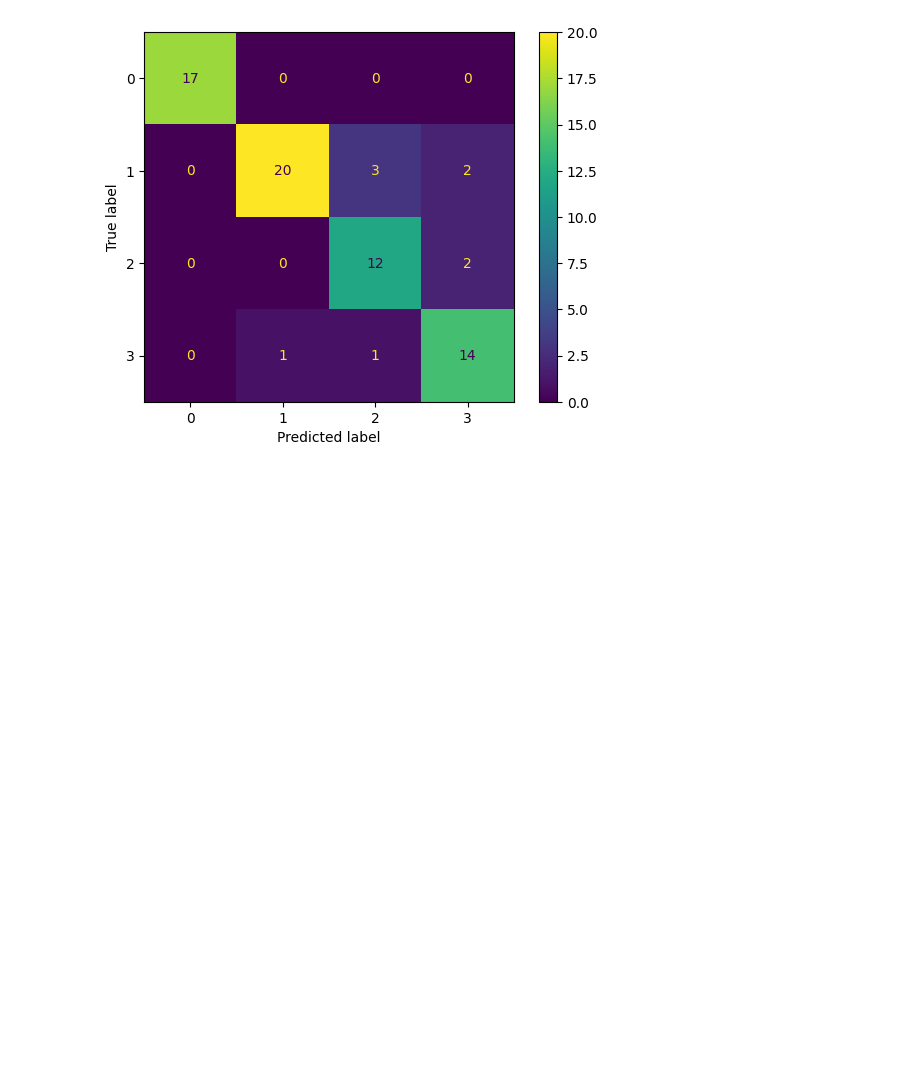
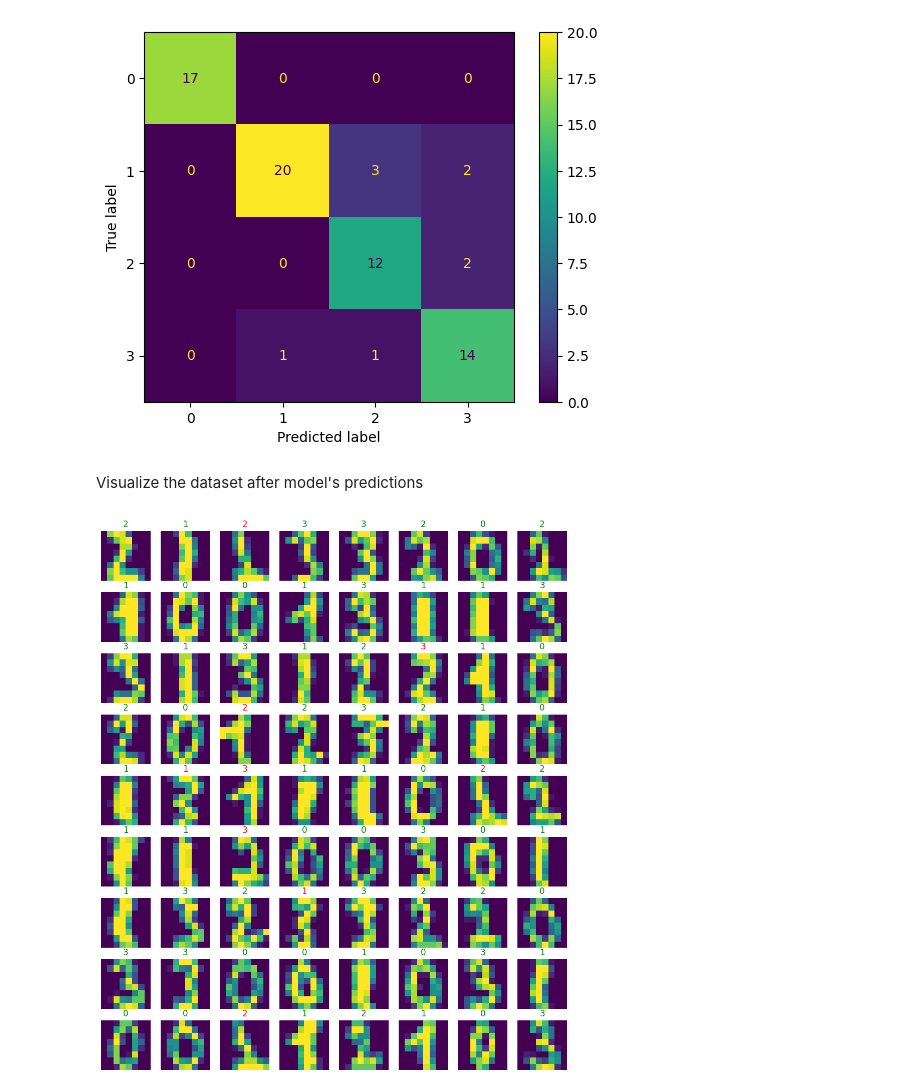
Before and after one commit to poporubeus/quantum_machine_learning, a Jupyter notebook: multilabel_classification/tutorial/run_tutorial.ipynb, the cells around one changed output. Saved outputs shown, nothing was run; the diff lists cells and outputs as text; code cells hidden in the pictures; blank space fills up the shorter version.

```diff
--- a/multilabel_classification/tutorial/run_tutorial.ipynb
+++ b/multilabel_classification/tutorial/run_tutorial.ipynb
@@ -135,3 +147,28 @@ Plot_Confusion_Matrix(y_true=y_test, test_estimation=test_estimation_2)
 plt.show()
 # %% [output]
 [figure]
+# %% [markdown]
+Visualize the dataset after model's predictions
+# %%
+def plot_test_dataset(qnn_predictions: jnp.array, X_test: np.array, y_test: np.array) -> None:
+    """
+    Plot the test set and print labels according to the model's predictions and test labels.
+    :param qnn_predictions: (jnp.array) model's predictions;
+    :param X_test: (jnp.array) test data;
+    :param y_test: (jnp.array) test labels.
+    :return None.
+    """
+    num_rows = 9
+    num_cols = 8
+    fig, axs = plt.subplots(nrows=num_rows, ncols=num_cols, figsize=(12, 14))
+    for i in range(num_rows):
+        for j in range(num_cols):
+            index = i * num_cols + j
+            axs[i, j].imshow(X_test[index].reshape(8, 8))
+            label_color = "green" if y_test[index] == qnn_predictions[index] else "red"
+            axs[i, j].set_title(str(qnn_predictions[index]), fontsize=12, color=label_color)
+            axs[i, j].axis("off")
+
+plot_test_dataset(qnn_predictions=test_estimation, X_test=X_test, y_test=y_test)
+# %% [output]
+[figure, added]
```
Also changed, not shown: parts of 5 cells of this notebook.
